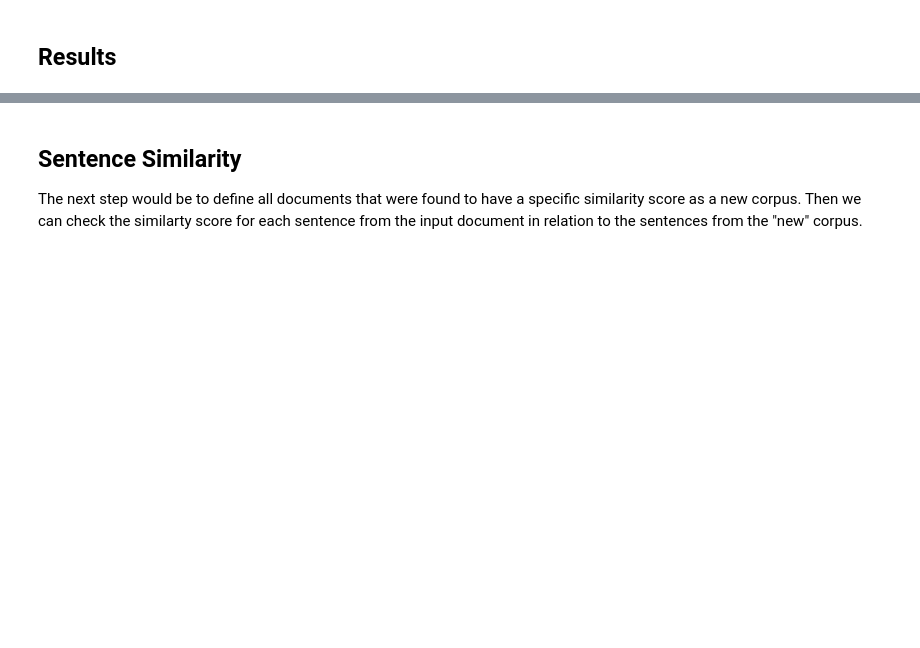
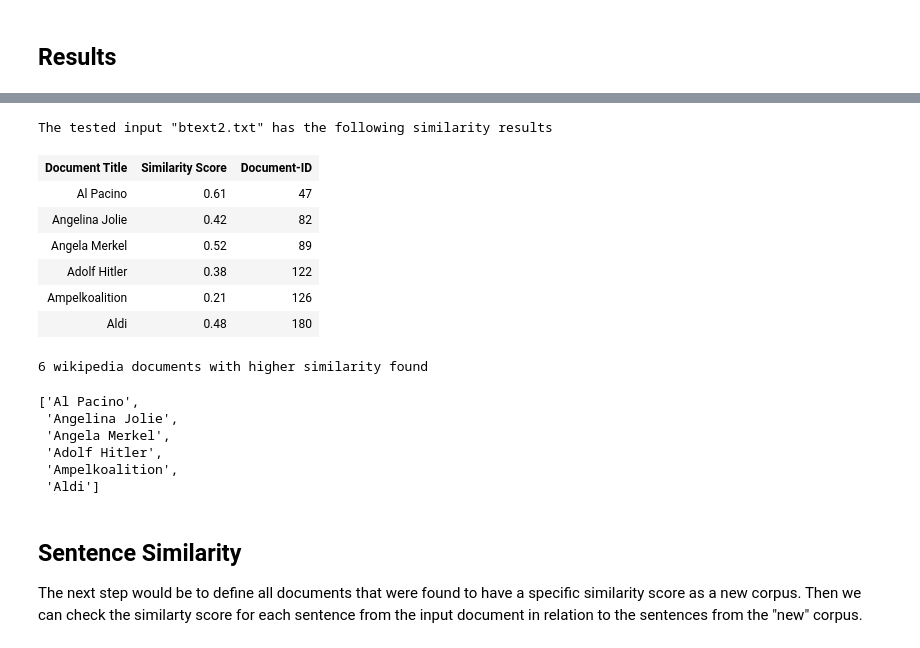
Before and after one commit to felixba93/plagiarism_detection, a Jupyter notebook: plagiarism_detection_master.ipynb, the cells around one changed output, grey strips where cells are left out. Cells and saved outputs as stored; diff of their text form; code cells hidden in the pictures; blank space fills up the shorter version.

```diff
--- a/plagiarism_detection_master.ipynb
+++ b/plagiarism_detection_master.ipynb
@@ -199,10 +271,66 @@ sims = corpus_index[test_vec_lda]
+# %%
+# html output of all results
+display(HTML("""
+<style>
+.r_table {
+  font-family: Arial;
+  border-collapse: collapse;
+  width: 100%;}
+
+.r_table th {border: 1px solid #ddd;padding: 8px;}
+
+.r_table th {
+  font-size: 16px;
+  padding-top: 12px;
+  padding-bottom: 12px;
+  text-align: left;
+  background-color: steelblue;
+  color: white;
+  border: 1px solid #ddd;}
+
+.r_table td {border: 1px solid #ddd;font-size: 14px; text-align:left;}
+
+.high td{background-color: #F8E0E0;}
+.higher td{background-color: #F8ECE0;}
+.medium td{background-color: #F7F8E0;}
+.low td{background-color: #E0F8E0;}
+.zero td{background-color: white;}
+</style>
+
+<h3> The tested input """+document_name+""" has the following similarity results </h3>
+<table class="r_table">
+  <tr>
+    <th>Document Title</th>
+    <th>Similarity Score</th>
+    <th>Document-ID</th>
+  </tr>
+  """+result_html+"""
+
+</table>
+<h4>"""+str(hits)+""" wikipedia documents with higher similarity found</h4> """))
+# %% [output]
+The tested input "btext2.txt" has the following similarity results
+| Document Title | Similarity Score | Document-ID |
+| Al Pacino | 0.61 | 47 |
+| Angelina Jolie | 0.42 | 82 |
+| Angela Merkel | 0.52 | 89 |
+| Adolf Hitler | 0.38 | 122 |
+| Ampelkoalition | 0.21 | 126 |
+| Aldi | 0.48 | 180 |
+6 wikipedia documents with higher similarity found
 # %%
-hits = 0
+hit_ids = {}
 hit_title =[]
 for ids in list(enumerate(sims)):
     if ids[1] >= sim_threshold and "Liste von Autoren" not in title_ids.get(ids[0]):
-        hits += 1
-        title = title_ids.get(ids[0])
-        hit_title.append(title)
-        print("Similarity Score: ",ids[1],"\n","Document ID:",ids[0],"\n","Title:", title,"\n", "------------------------------------")
-print(hits, "cases of possible plagiarism detected.")
+        hit_ids[ids[0]] = ids[1]
+        hit_title.append(title_ids.get(ids[0]))
+hit_ids
+hit_title
+# %% [output]
+['Al Pacino',
+ 'Angelina Jolie',
+ 'Angela Merkel',
+ 'Adolf Hitler',
+ 'Ampelkoalition',
+ 'Aldi']
```
Also changed, not shown: parts of 46 cells of this notebook.
